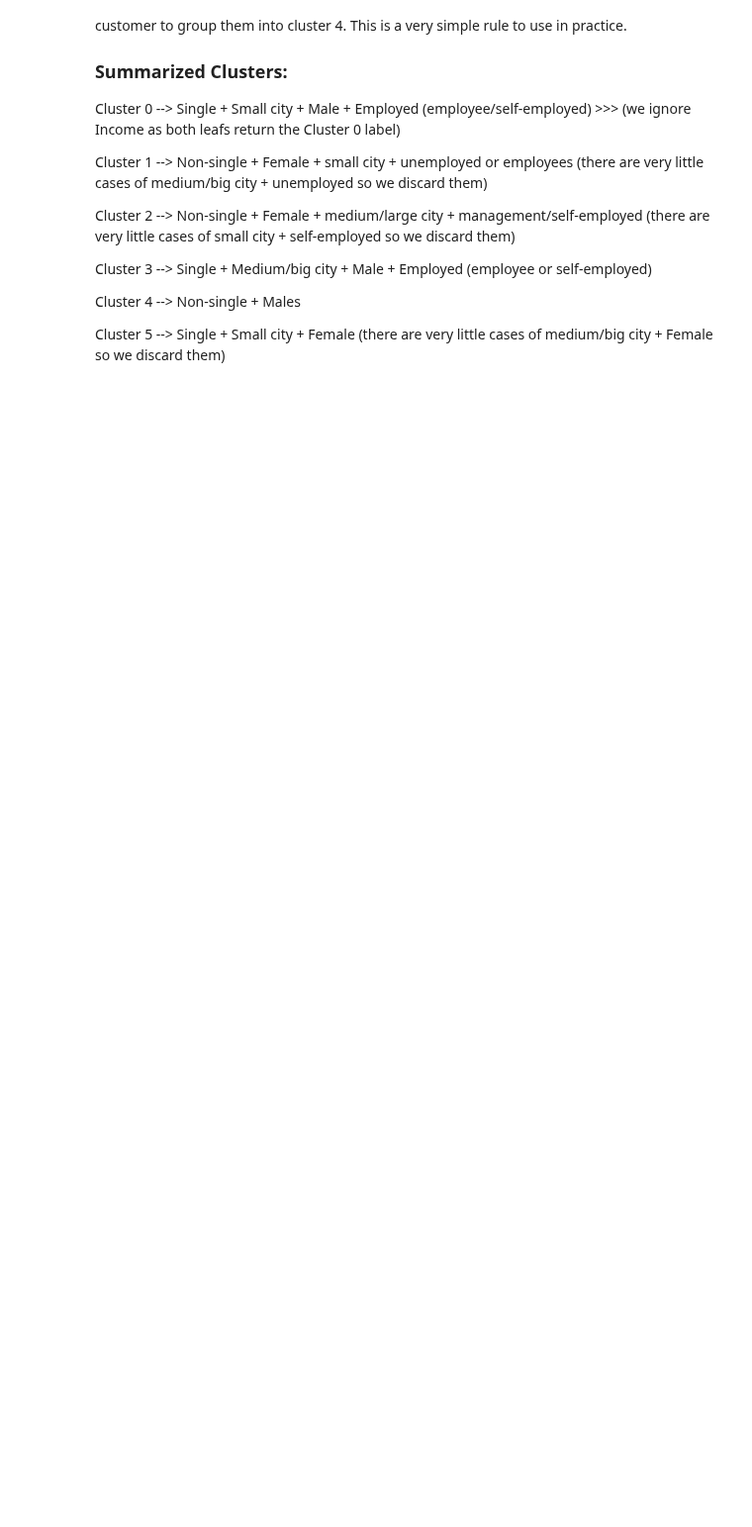
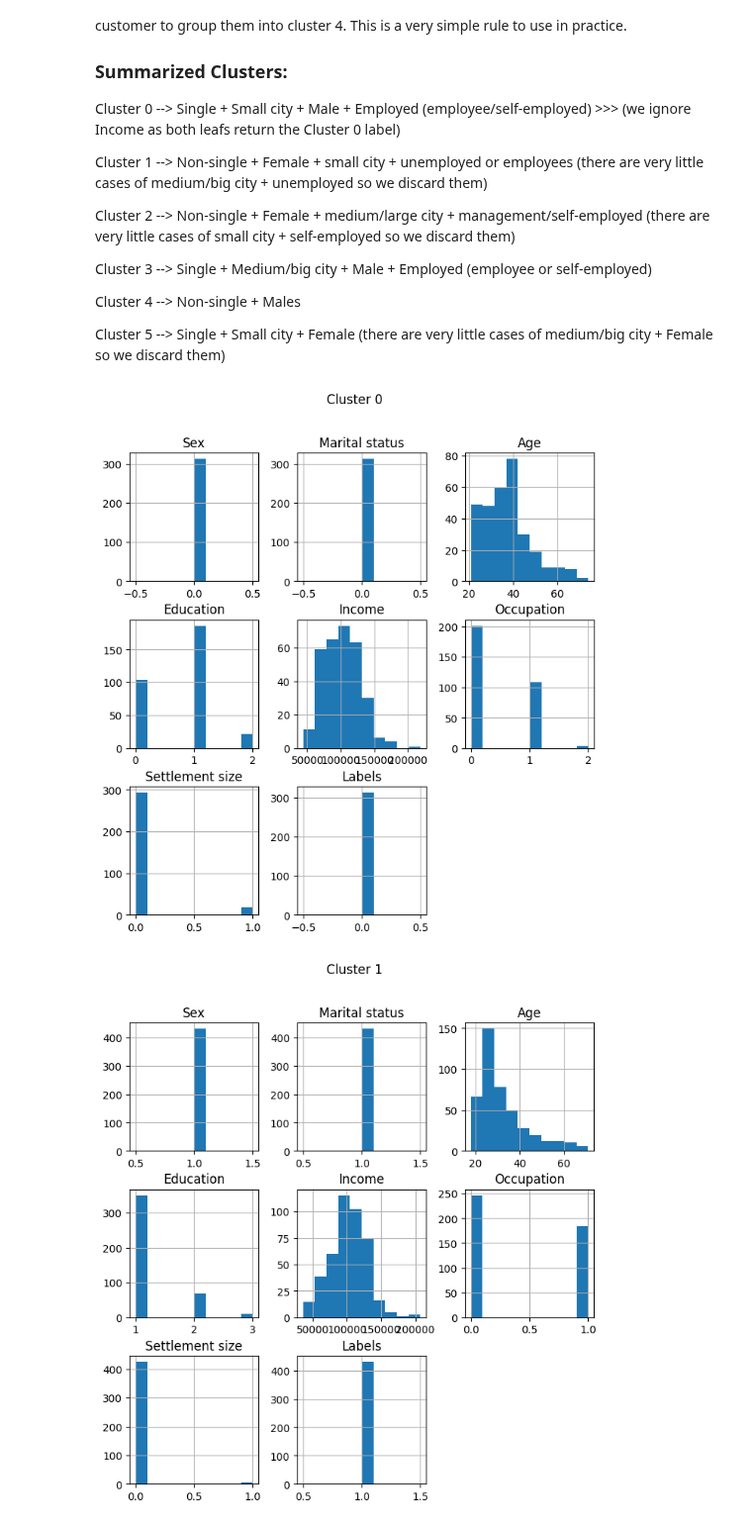
Before and after one commit to leobonn1/devai, a Jupyter notebook: Leonardo_Bastos_Trabalho1_Mineracao_de_Dados.ipynb, the cells around one changed output. Shown at 99% size. Cells and saved outputs as stored; diff of their text form; code cells hidden in the pictures; blank space fills up the shorter version.

```diff
--- a/Leonardo_Bastos_Trabalho1_Mineracao_de_Dados.ipynb
+++ b/Leonardo_Bastos_Trabalho1_Mineracao_de_Dados.ipynb
@@ -865,3 +870,11 @@ Cluster 3 --> Single + Medium/big city + Male + Employed (employee or self-emplo
 Cluster 4 --> Non-single + Males
 
 Cluster 5 --> Single + Small city + Female (there are very little cases of medium/big city + Female so we discard them)
+# %%
+# Resposta do 1-2 (Relatório dos Clusters)
+for i in range(6):
+  results_df[results_df['Labels'] == i].hist(figsize=(8,8));
+  plt.suptitle(f'Cluster {i}')
+# %% [output]
+[figure, added]
+[figure, added]
```
Also changed, not shown: parts of 6 cells of this notebook.
